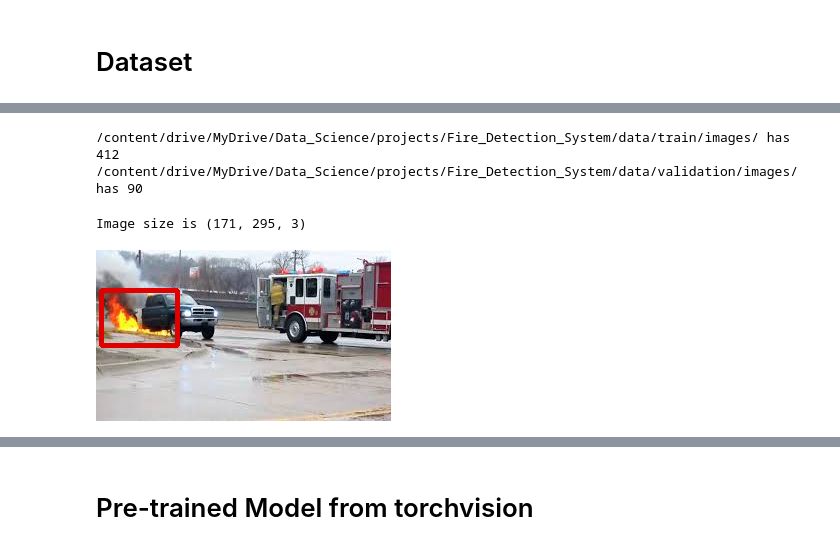
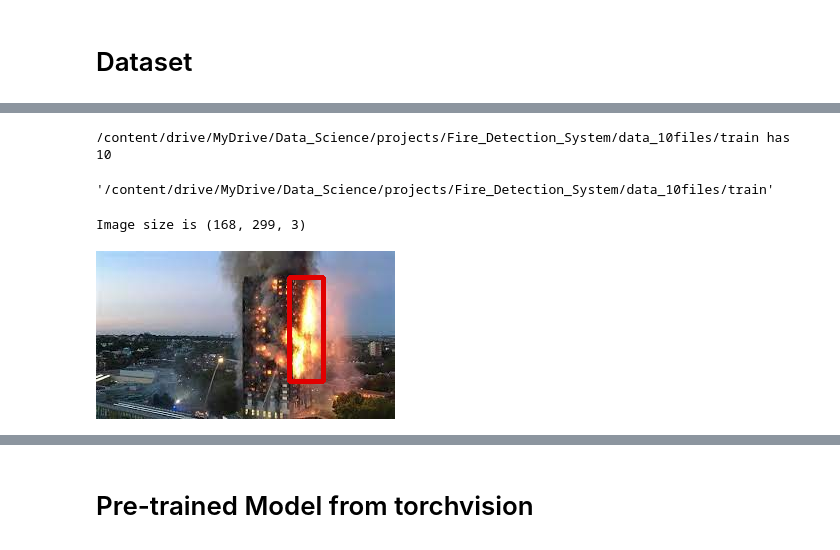
Before and after one commit to khanma1962/Fire_Detection_Fast_RCNN, a Jupyter notebook: Fire_Detection.ipynb, the cells around one changed output, grey strips where cells are left out. Cells and saved outputs as stored; diff of their text form; code cells hidden in the pictures.

```diff
--- a/Fire_Detection.ipynb
+++ b/Fire_Detection.ipynb
@@ -113,41 +154,42 @@ torch.cuda.memory_summary(device= None, abbreviated= False)
 '|===========================================================================|\n|                  PyTorch CUDA memory summary, device ID 0                 |\n|---------------------------------------- ...
 # %%
 # Root directory for the project
-ROOT_DIR = '/content/drive/MyDrive/Data_Science/projects/Fire_Detection_System/'
+# ROOT_DIR = '/content/drive/MyDrive/Data_Science/projects/Fire_Detection_System/'
+ROOT_DIR = '/content/drive/MyDrive/Data_Science/projects/Fire_Detection_System/data_10files'
 
 # to find local version of the library
 sys.path.append(ROOT_DIR)
 
 # train and test dir
-TRAIN_DIR = os.path.join(ROOT_DIR, 'data/train/')
-TEST_DIR  = os.path.join(ROOT_DIR, 'data/validation/')
+TRAIN_DIR = os.path.join(ROOT_DIR, 'train') #'data/train/')
+# TEST_DIR  = os.path.join(ROOT_DIR, 'data/validation/')
 # %% [markdown]
 # Dataset
 # %%
 # copy google drive files to colab directories
 
-start = time.time()
-if os.path.exists('/content/data/'):
-    shutil.rmtree('/content/data/')
+# start = time.time()
+# if os.path.exists('/content/data/'):
+#     shutil.rmtree('/content/data/')
 
 
 
 # !rm -r /content/data/
 # !cp -r /content/drive/MyDrive/Data_Science/projects/Fire_Detection_System/data/ .
-end = time.time()
-print(f'\nTotal time to transfer data is {end-start}  seconds\n')
+# end = time.time()
+# print(f'\nTotal time to transfer data is {end-start}  seconds\n')
 
 # main_dir = '/content/drive/MyDrive/Data_Science/projects/Fire_Detection_System'
 # train_dir = '/content/data/train/images/'
 # test_dir  = '/content/data/validation/images/'
 
 #load csv with bounding details into pandas
-train_df = pd.read_csv(os.path.join(TRAIN_DIR,'myvisionai_7_24_21_tr.csv'))
-test_df = pd.read_csv(os.path.join(TEST_DIR, 'myvisionai_7_24_21_val.csv'))
+train_df = pd.read_csv(os.path.join(ROOT_DIR,'data_10files_7_28.csv'))
+# test_df = pd.read_csv(os.path.join(TEST_DIR, 'myvisionai_7_24_21_val.csv'))
 
 print(f"Unique pics in train are {len(train_df['filename'].unique())}")
 print(train_df.info(), '\n\n')
 
-print(f"Unique pics in test are {len(test_df['filename'].unique())}")
-print(test_df.info())
+# print(f"Unique pics in test are {len(test_df['filename'].unique())}")
+# print(test_df.info())
 # %% [output]
@@ -182,27 +244,30 @@ test_df['ymax'] = test_df['ymax'].astype(np.float)
 # %%
 # checking number of files in train and test
-for path, dir, fils in os.walk(os.path.join(TRAIN_DIR, 'images/')):
+for path, dir, fils in os.walk(TRAIN_DIR): #(os.path.join(TRAIN_DIR, 'images/')):
     print(f'{path} has {len(os.listdir(path))}')
 
-for path, dir, fils in os.walk(os.path.join(TEST_DIR, 'images/')):
-    print(f'{path} has {len(os.listdir(path))}')
+# for path, dir, fils in os.walk(os.path.join(TEST_DIR, 'images/')):
+#     print(f'{path} has {len(os.listdir(path))}')
 # %% [output]
-/content/drive/MyDrive/Data_Science/projects/Fire_Detection_System/data/train/images/ has 412
-/content/drive/MyDrive/Data_Science/projects/Fire_Detection_System/data/validation/images/ has 90
+/content/drive/MyDrive/Data_Science/projects/Fire_Detection_System/data_10files/train has 10
+# %%
+TRAIN_DIR
+# %% [output]
+'/content/drive/MyDrive/Data_Science/projects/Fire_Detection_System/data_10files/train'
 # %%
 #plot a picture
-pic_name = 'img (31).jpg'
-image = cv2.imread(os.path.join(TRAIN_DIR, 'images', pic_name))
+pic_name = 'Fire_36.jpg'
+image = cv2.imread(os.path.join(TRAIN_DIR, pic_name)) # 'images', pic_name))
 print(f'Image size is {image.shape}')
 
 xmin = train_df[train_df['filename']== pic_name]['xmin'].values
 ymin = train_df[train_df['filename']== pic_name]['ymin'].values
 xmax = train_df[train_df['filename']== pic_name]['xmax'].values
 ymax = train_df[train_df['filename']== pic_name]['ymax'].values
 
 from google.colab.patches import cv2_imshow # https://github.com/jupyter/notebook/issues/3935
 image = cv2.rectangle(image, (xmin,ymin), (xmax, ymax), color=(0,0,225 ), thickness=3)
 cv2_imshow(image)
 # %% [output]
-Image size is (171, 295, 3)
+Image size is (168, 299, 3)
-[figure, old version]
+[figure, new version]
```
Also changed, not shown: parts of 21 cells of this notebook.
